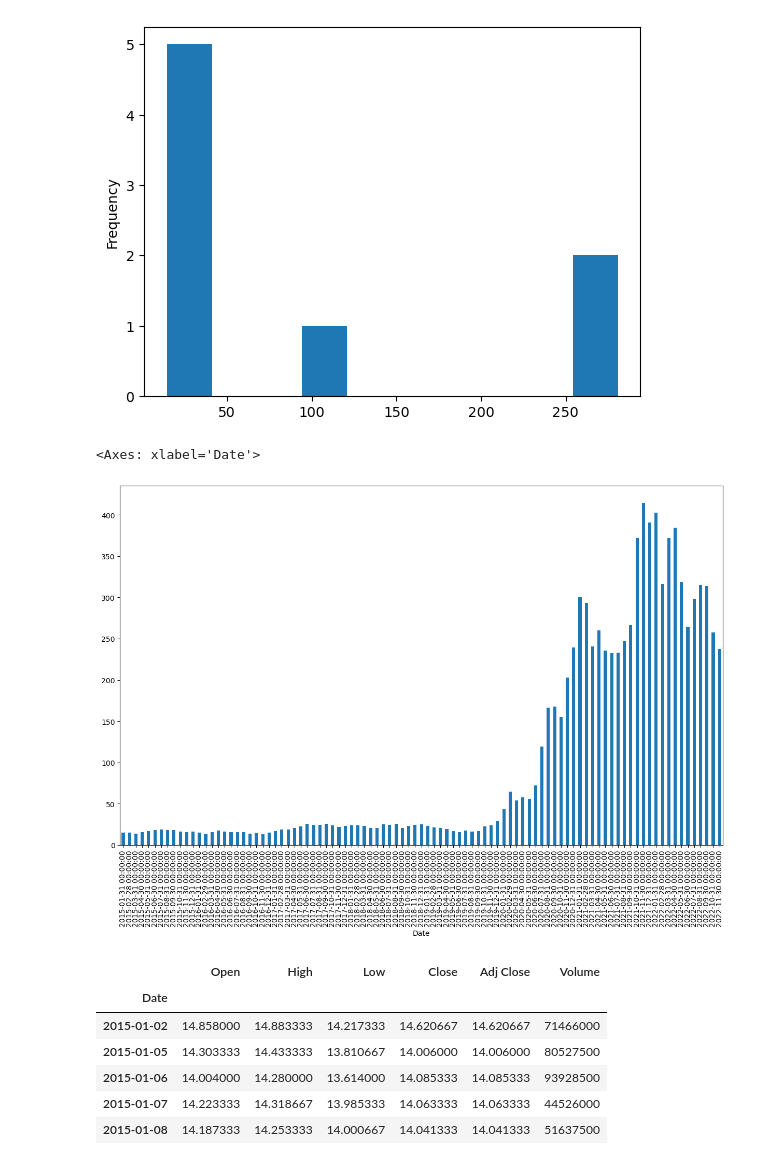
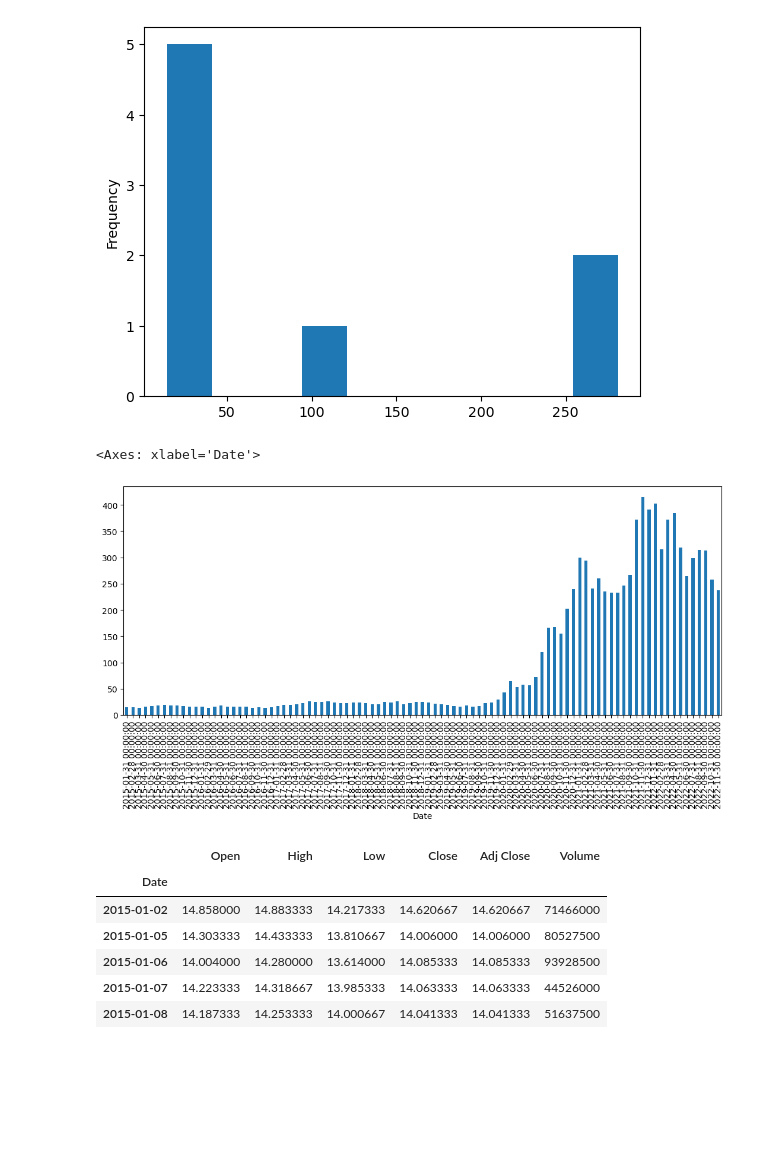
Before and after one commit to komal91gajjar/practice, a Jupyter notebook: practice 25.09.2023 Time series.ipynb, the cells around one changed output. Cells and saved outputs as stored; diff of their text form; code cells hidden in the pictures; blank space fills up the shorter version.

```diff
--- a/practice 25.09.2023 Time series.ipynb
+++ b/practice 25.09.2023 Time series.ipynb
@@ -153,10 +153,10 @@ df["High"].resample(rule="BA").mean().plot(kind = "hist")
 <Axes: ylabel='Frequency'>
 [figure]
 # %%
-df["High"].resample(rule="M").max().plot(kind = "bar",figsize = (15,9))
+df["High"].resample(rule="M").max().plot(kind = "bar",figsize = (13,5))
 # %% [output]
 <Axes: xlabel='Date'>
-[figure, old version]
+[figure, new version]
 # %%
 df.head()
 # %% [output]
```
Also changed, not shown: parts of 1 cell of this notebook, 6 other files.
